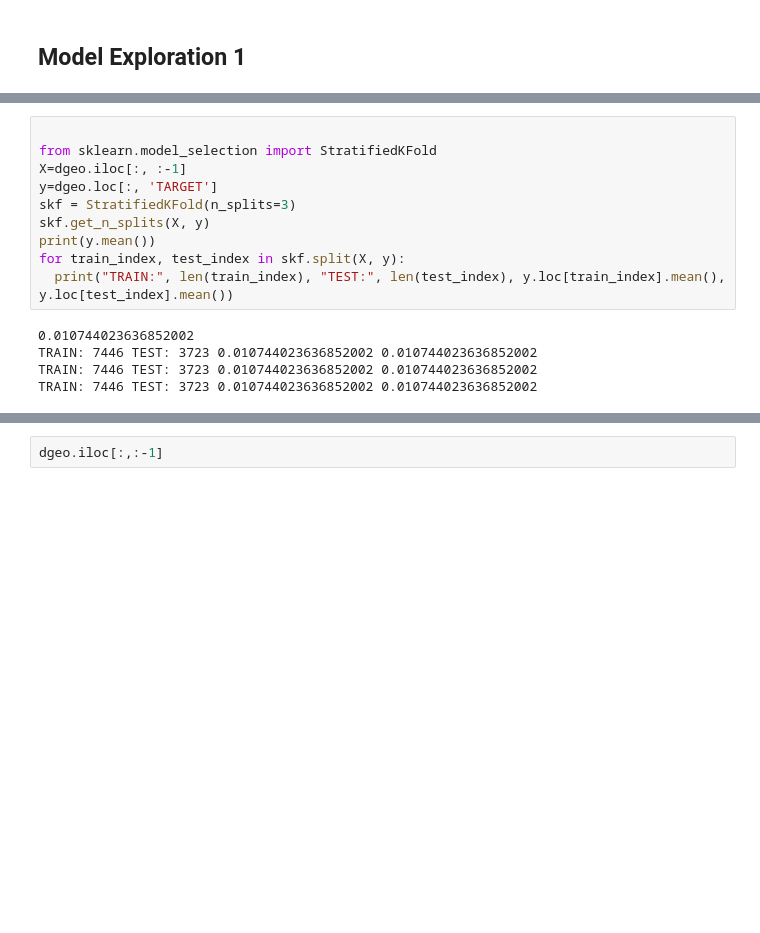
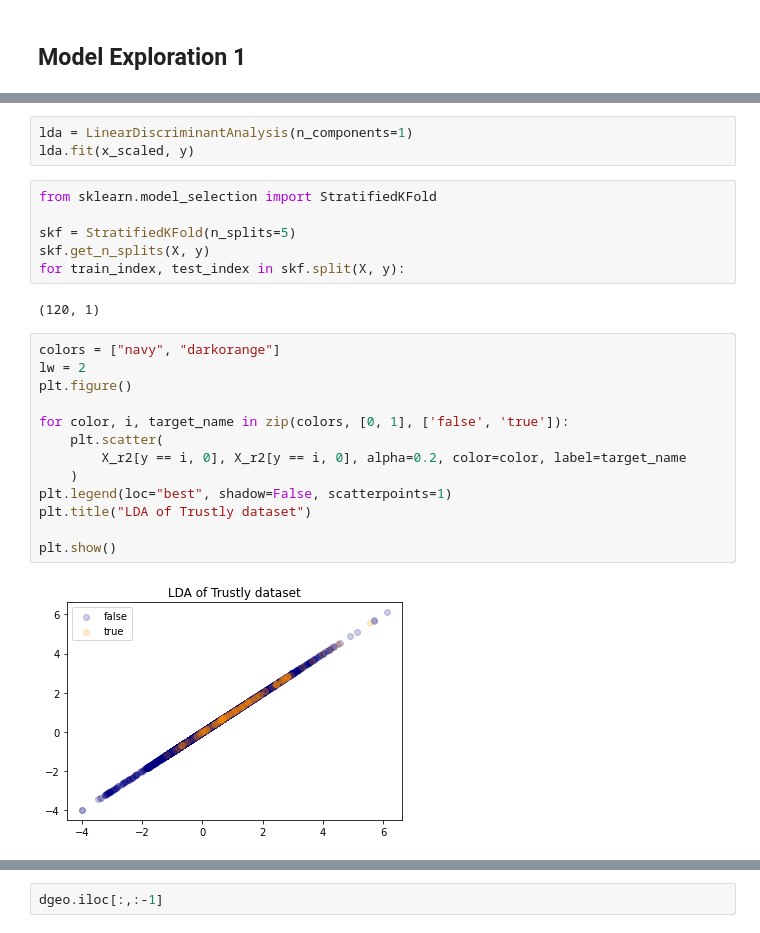
Before and after one commit to marceloosg/ibge, a Jupyter notebook: Trustly.ipynb, the cells around one changed output, grey strips where cells are left out. Saved outputs shown, nothing was run; the diff lists cells and outputs as text; blank space fills up the shorter version.

```diff
--- a/Trustly.ipynb
+++ b/Trustly.ipynb
@@ -265,15 +323,26 @@ dgeo.describe()
+# %%
+lda = LinearDiscriminantAnalysis(n_components=1)
+lda.fit(x_scaled, y)
 # %%
+from sklearn.model_selection import StratifiedKFold
 
-from sklearn.model_selection import StratifiedKFold
-X=dgeo.iloc[:, :-1]
-y=dgeo.loc[:, 'TARGET']
-skf = StratifiedKFold(n_splits=3)
+skf = StratifiedKFold(n_splits=5)
 skf.get_n_splits(X, y)
-print(y.mean())
 for train_index, test_index in skf.split(X, y):
-  print("TRAIN:", len(train_index), "TEST:", len(test_index), y.loc[train_index].mean(), y.loc[test_index].mean())
 # %% [output]
-0.010744023636852002
-TRAIN: 7446 TEST: 3723 0.010744023636852002 0.010744023636852002
-TRAIN: 7446 TEST: 3723 0.010744023636852002 0.010744023636852002
-TRAIN: 7446 TEST: 3723 0.010744023636852002 0.010744023636852002
+(120, 1)
+# %%
+colors = ["navy", "darkorange"]
+lw = 2
+plt.figure()
+
+for color, i, target_name in zip(colors, [0, 1], ['false', 'true']):
+    plt.scatter(
+        X_r2[y == i, 0], X_r2[y == i, 0], alpha=0.2, color=color, label=target_name
+    )
+plt.legend(loc="best", shadow=False, scatterpoints=1)
+plt.title("LDA of Trustly dataset")
+
+plt.show()
+# %% [output]
+[figure, added]
```
Also changed, not shown: parts of 17 cells of this notebook.
